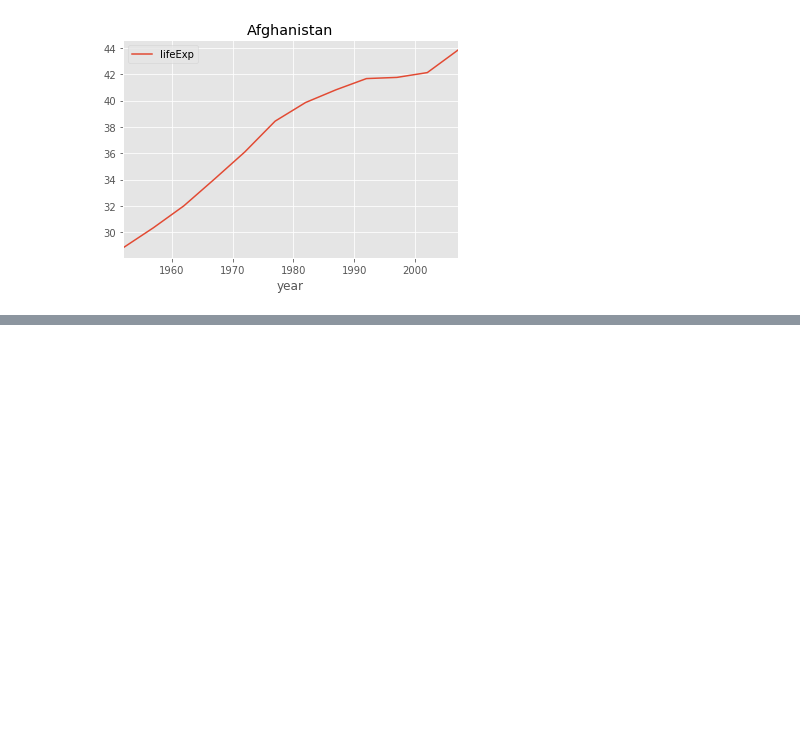
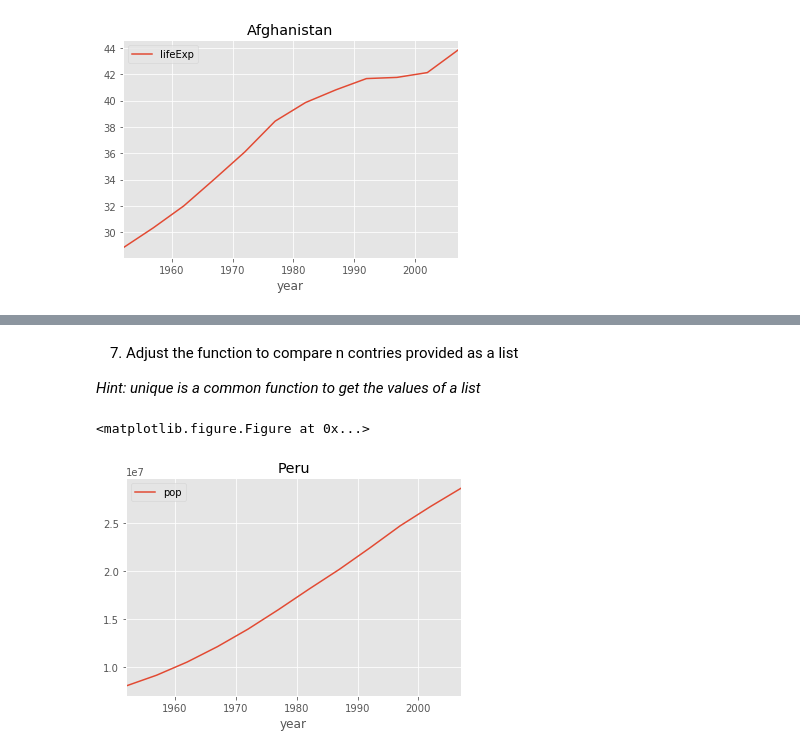
Before and after one commit to raymond2014/20170225, a Jupyter notebook: capstone/capstone_2017/project1.ipynb, the cells around one changed output, grey strips where cells are left out. Cells and saved outputs as stored; diff of their text form; code cells hidden in the pictures; blank space fills up the shorter version.

```diff
--- a/capstone/capstone_2017/project1.ipynb
+++ b/capstone/capstone_2017/project1.ipynb
@@ -56,14 +56,14 @@ plot.show()
 <matplotlib.figure.Figure at 0x...>
 [figure]
 # %%
-def plotCountry(a="Argentina"):
+def plotCountry(a="Argentina",b="lifeExp"):
     country = data_frame[data_frame['country']==a]
     if(len(country)<1):
         raise Exception("Error, no such country called "+a+"!")
     #from matplotlib import pyplot as plot
     #plot.style.use('ggplot')
     plot.clf()
-    country.plot(x="year", y="lifeExp",title=a)
+    country.plot(x="year", y=b,title=a)
     plot.show()
 # %%
 plotCountry("aaa")
@@ -79,3 +79,6 @@ plotCountry("Afghanistan")
 # %% [output]
 <matplotlib.figure.Figure at 0x...>
 [figure]
+# %%
+all_countries=data_frame["country"].unique()
+all_countries
@@ -81,0 +103,20 @@ plotCountry("Afghanistan")
+# %% [markdown]
+7. Adjust the function to compare n contries provided as a list
+
+_Hint: unique is a common function to get the values of a list_
+# %%
+def compare_countries(a=["United States","Peru"],b="pop"):
+    '''
+        compare_countries(["United States","Peru"],"pop")
+    '''
+    #plot.clf()
+    for country in a:
+        if country in all_countries:
+            plotCountry(country,b)
+        else:
+            print("Wrong Country Name:"+country)
+# %%
+compare_countries(["Peru","AAA"])
+# %% [output]
+<matplotlib.figure.Figure at 0x...>
+[figure, added]
```
Also changed, not shown: parts of 11 cells of this notebook.
